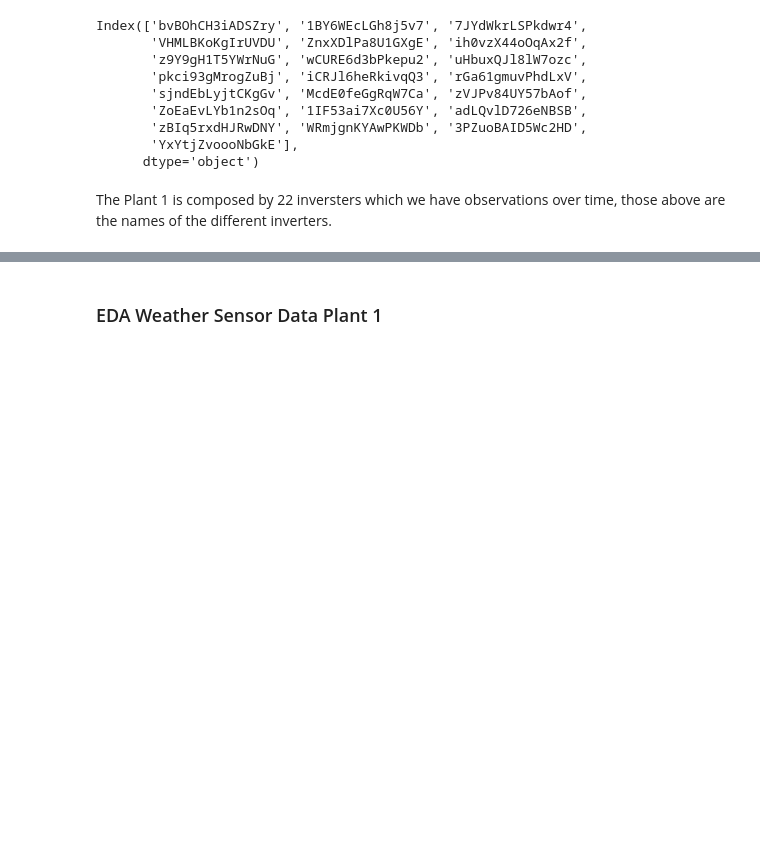
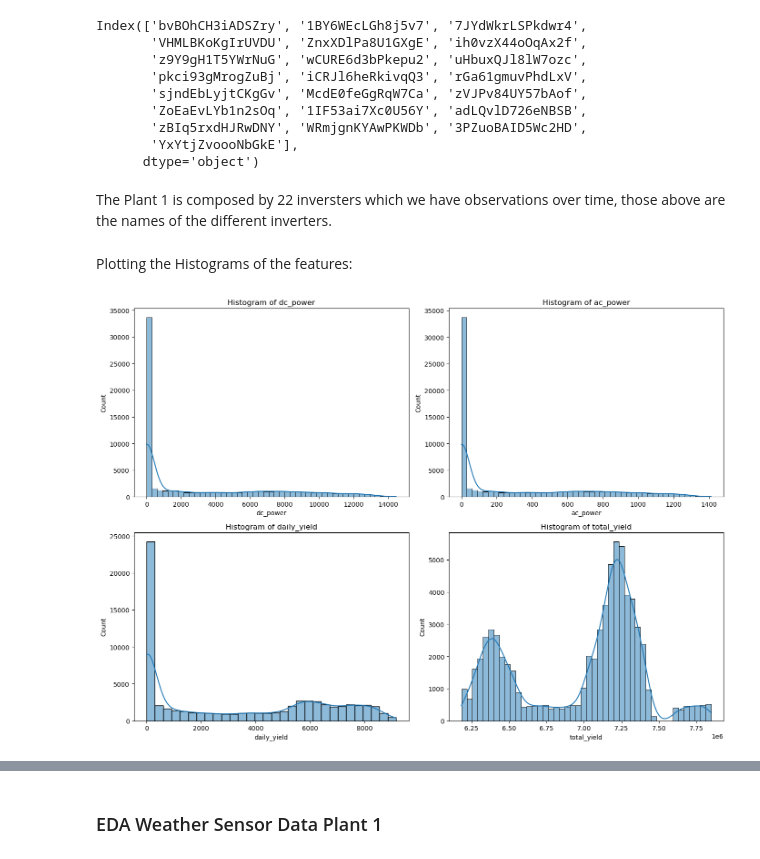
Before and after one commit to Christian-Braga/energy_forecast_ML, a Jupyter notebook: Chris_test_py.ipynb, the cells around one changed output, grey strips where cells are left out. Saved outputs shown, nothing was run; the diff lists cells and outputs as text; code cells hidden in the pictures; blank space fills up the shorter version.

Commit message:
dc_ac_power plot

```diff
--- a/Chris_test_py.ipynb
+++ b/Chris_test_py.ipynb
@@ -169,3 +169,24 @@ Index(['bvBOhCH3iADSZry', '1BY6WEcLGh8j5v7', '7JYdWkrLSPkdwr4',
       dtype='object')
 # %% [markdown]
 The Plant 1 is composed by 22 inversters which we have observations over time, those above are the names of the different inverters.
+# %% [markdown]
+Plotting the Histograms of the features:
+# %%
+#creating the histograms for this columns
+columns_to_check = ['dc_power','ac_power','daily_yield','total_yield']
+
+num_col = len(columns_to_check)
+num_rows = (num_col // 2) + (num_col % 2)
+
+#creating the subplots
+fig, axes = plt.subplots(nrows=num_rows, ncols=2, figsize=(14,5 * num_rows))
+
+axes = axes.flatten()
+
+for ax, col in zip(axes, columns_to_check):
+    sns.histplot(p1_gen_df[col], kde=True, ax=ax)
+    ax.set_title(f'Histogram of {col}')
+plt.tight_layout()
+plt.show()
+# %% [output]
+[figure, added]
```
Also changed, not shown: parts of 20 cells of this notebook.
